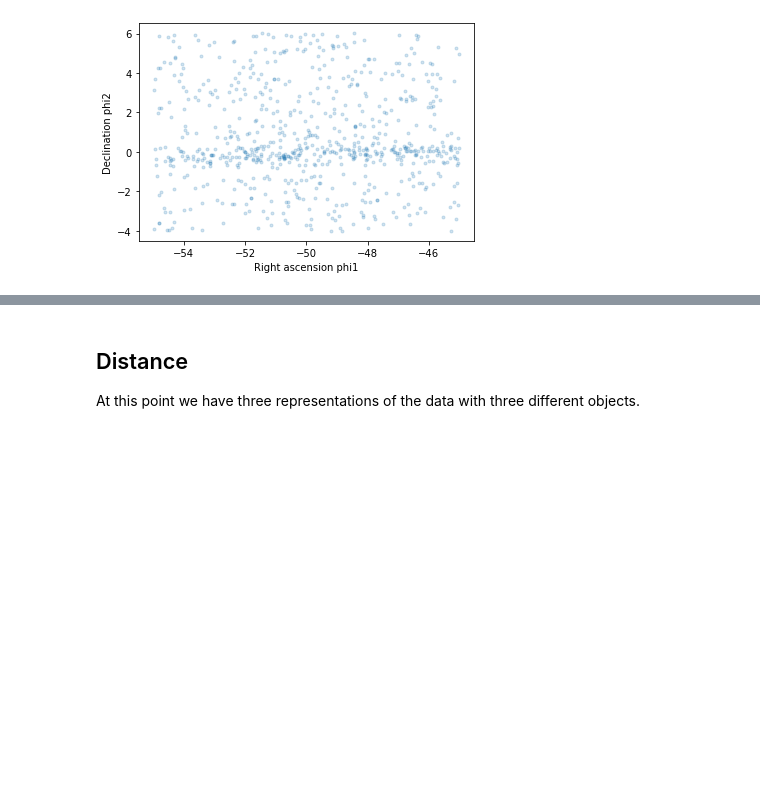
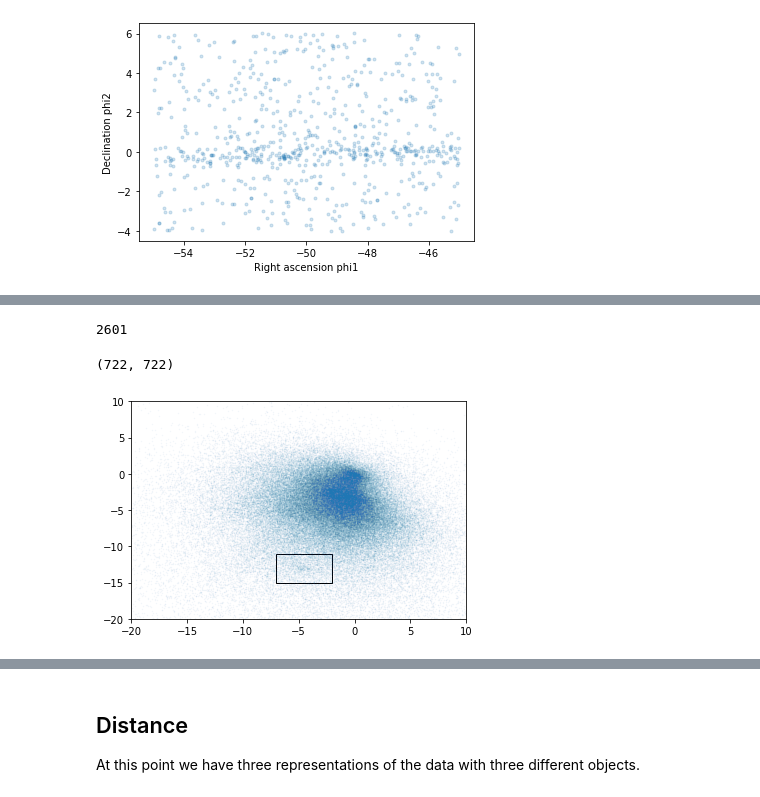
Before and after one commit to AllenDowney/GD1-DR2, a Jupyter notebook: notebooks/01-queries.ipynb, the cells around one changed output, grey strips where cells are left out. Drawn from its saved outputs; the diff is of its cells as text; code cells hidden in the pictures; blank space fills up the shorter version.

```diff
--- a/notebooks/01-queries.ipynb
+++ b/notebooks/01-queries.ipynb
@@ -711,0 +763,31 @@ plot_coords(candidates)
+# %%
+pmra_min = -7 * u.mas/u.yr
+pmra_max = -2 * u.mas/u.yr
+pmdec_min = -15 * u.mas/u.yr
+pmdec_max = -11 * u.mas/u.yr
+
+pm_mask2 = ((pmra < pmra_max) & (pmra > pmra_min) &
+            (pmdec < pmdec_max) & (pmdec > pmdec_min))
+
+pm_mask2.sum()
+# %% [output]
+2601
+# %%
+(pm_mask & pm_mask2).sum(), pm_mask.sum()
+# %% [output]
+(722, 722)
+# %%
+width = pmra_max - pmra_min
+height = pmdec_max - pmdec_min
+corner = (pmra_min.value, pmdec_min.value)
+
+rect2 = Rectangle(corner, width.value, height.value,
+                  fill=False)
+
+plt.gca().add_patch(rect2)
+
+plt.plot(pmra, pmdec, 'o', markersize=0.5, alpha=0.05)
+plt.xlim([-20, 10])
+plt.ylim([-20, 10]);
+# %% [output]
+[figure, added]
```
Also changed, not shown: parts of 43 cells of this notebook.
